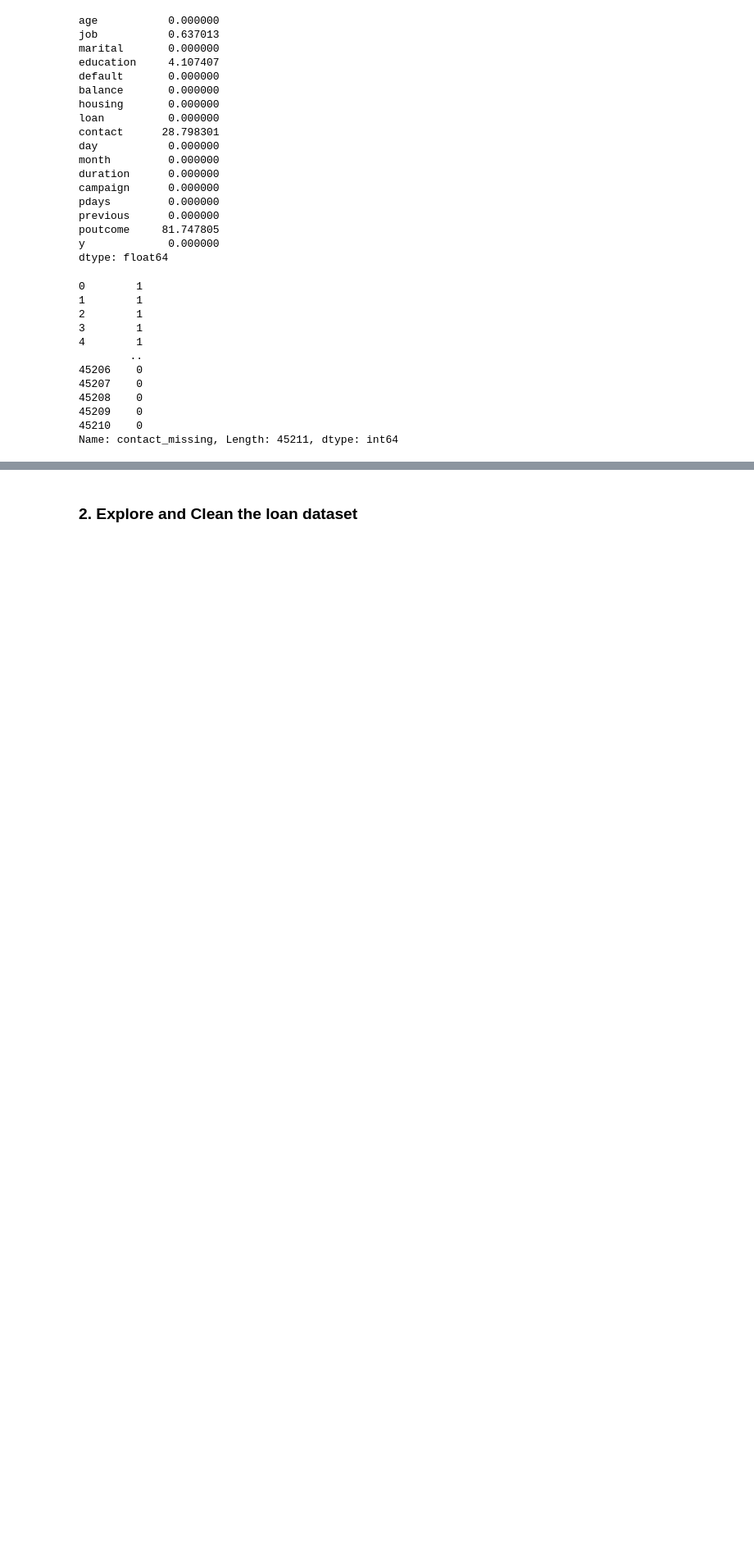
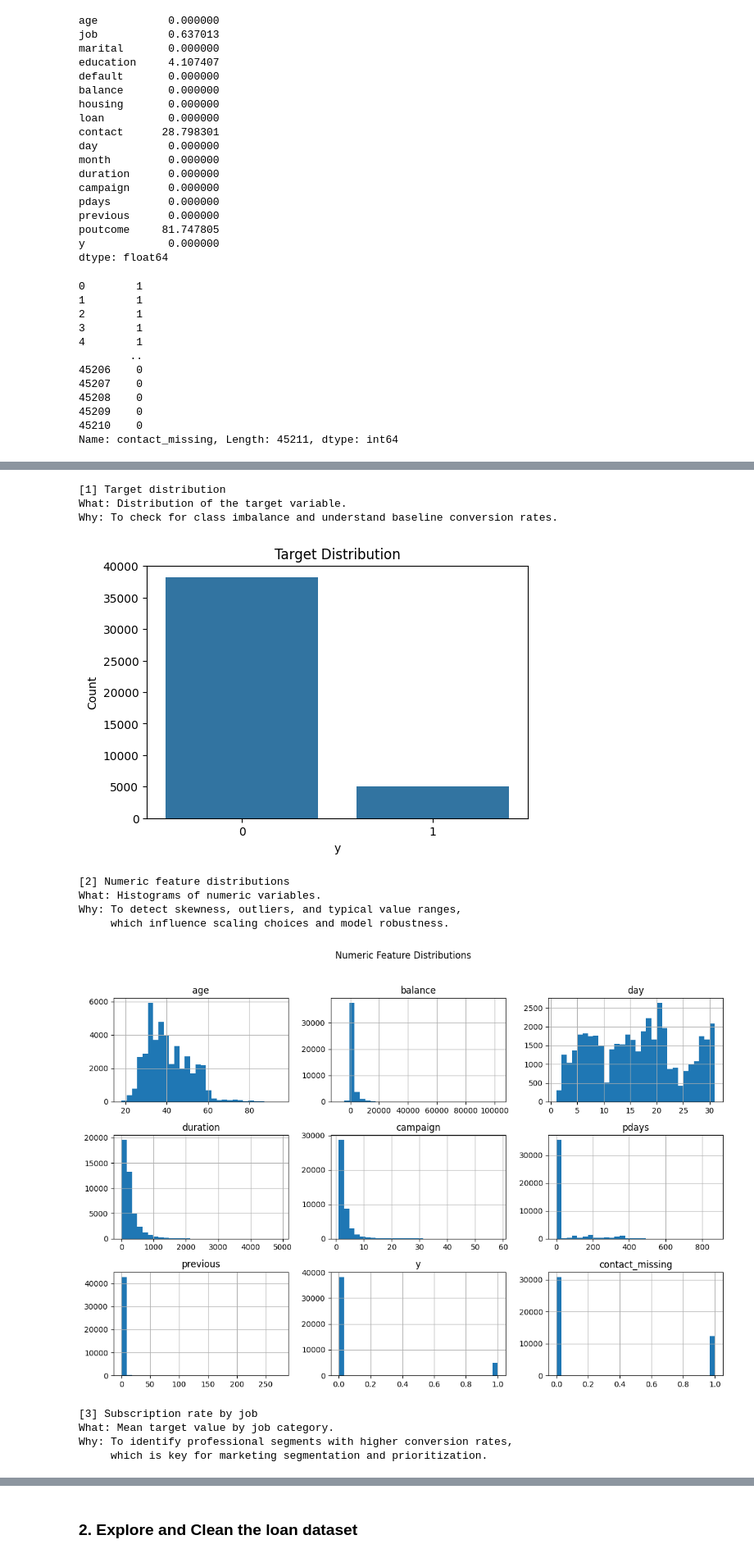
Before and after one commit to DavyN25/NovaData_consulting, a Jupyter notebook: notebooks/explore_clean_data_davy.ipynb, the cells around one changed output, grey strips where cells are left out. Shown at 82% size. Saved outputs shown, nothing was run; the diff lists cells and outputs as text; code cells hidden in the pictures; blank space fills up the shorter version.

```diff
--- a/notebooks/explore_clean_data_davy.ipynb
+++ b/notebooks/explore_clean_data_davy.ipynb
@@ -220,0 +233,17 @@ dtype: int64
+# %%
+from functions import eda_uci_dataset
+eda_uci_dataset(df_uci_final, target_col='y')
+# %% [output]
+[1] Target distribution
+What: Distribution of the target variable.
+Why: To check for class imbalance and understand baseline conversion rates.
+[figure, added]
+[2] Numeric feature distributions
+What: Histograms of numeric variables.
+Why: To detect skewness, outliers, and typical value ranges,
+     which influence scaling choices and model robustness.
+[figure, added]
+[3] Subscription rate by job
+What: Mean target value by job category.
+Why: To identify professional segments with higher conversion rates,
+     which is key for marketing segmentation and prioritization.
```
Also changed, not shown: parts of 56 cells of this notebook, 6 other files.
